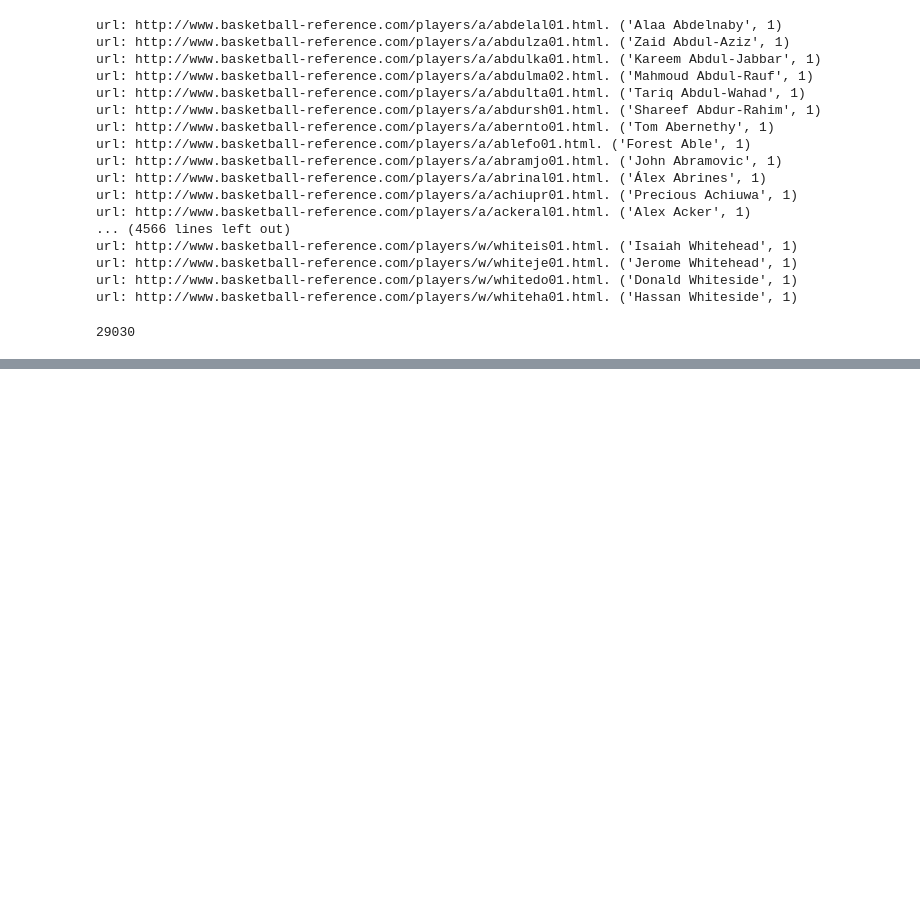
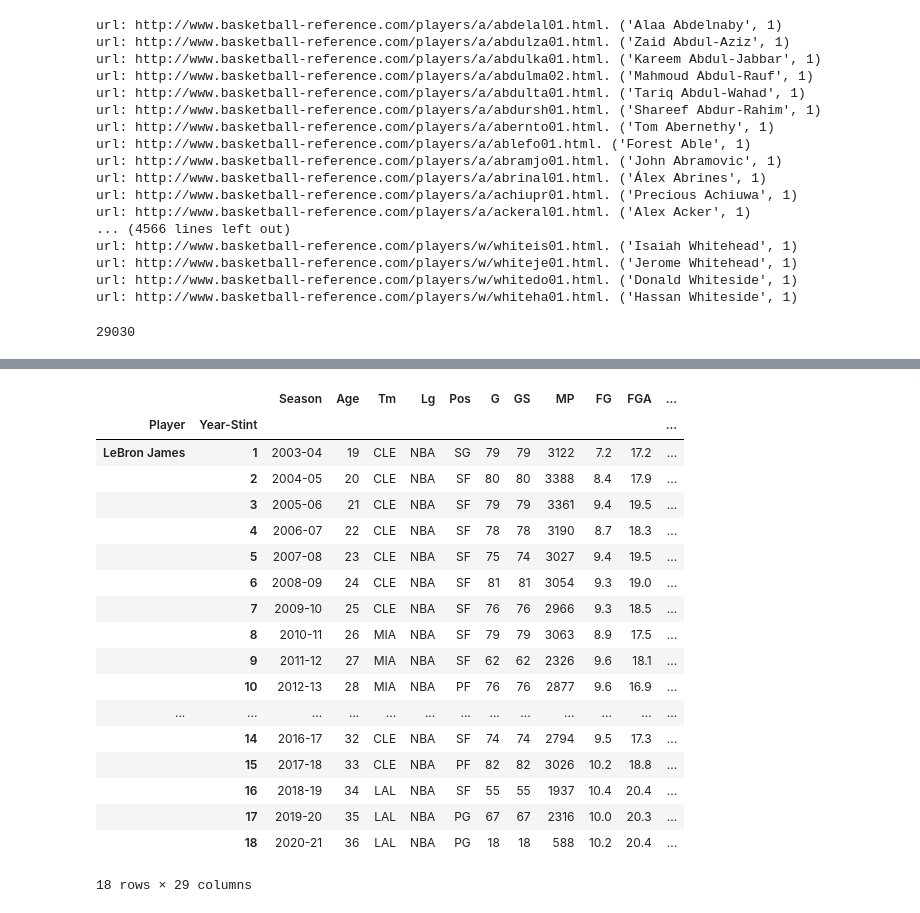
Before and after one commit to samhld/nba_stats, a Jupyter notebook: scratchpads/persist_data.ipynb, the cells around one changed output, grey strips where cells are left out. Saved outputs shown, nothing was run; the diff lists cells and outputs as text; code cells hidden in the pictures; blank space fills up the shorter version.

```diff
--- a/scratchpads/persist_data.ipynb
+++ b/scratchpads/persist_data.ipynb
@@ -286,0 +310,22 @@ from scraper.getters import get_player_dict
+# %%
+all_player_dfs.xs("LeBron James",drop_level=False)
+# %% [output]
+|  |  | Season | Age | Tm | Lg | Pos | G | GS | MP | FG | FGA | ... |
+| Player | Year-Stint |  |  |  |  |  |  |  |  |  |  | ... |
+| LeBron James | 1 | 2003-04 | 19 | CLE | NBA | SG | 79 | 79 | 3122 | 7.2 | 17.2 | ... |
+|  | 2 | 2004-05 | 20 | CLE | NBA | SF | 80 | 80 | 3388 | 8.4 | 17.9 | ... |
+|  | 3 | 2005-06 | 21 | CLE | NBA | SF | 79 | 79 | 3361 | 9.4 | 19.5 | ... |
+|  | 4 | 2006-07 | 22 | CLE | NBA | SF | 78 | 78 | 3190 | 8.7 | 18.3 | ... |
+|  | 5 | 2007-08 | 23 | CLE | NBA | SF | 75 | 74 | 3027 | 9.4 | 19.5 | ... |
+|  | 6 | 2008-09 | 24 | CLE | NBA | SF | 81 | 81 | 3054 | 9.3 | 19.0 | ... |
+|  | 7 | 2009-10 | 25 | CLE | NBA | SF | 76 | 76 | 2966 | 9.3 | 18.5 | ... |
+|  | 8 | 2010-11 | 26 | MIA | NBA | SF | 79 | 79 | 3063 | 8.9 | 17.5 | ... |
+|  | 9 | 2011-12 | 27 | MIA | NBA | SF | 62 | 62 | 2326 | 9.6 | 18.1 | ... |
+|  | 10 | 2012-13 | 28 | MIA | NBA | PF | 76 | 76 | 2877 | 9.6 | 16.9 | ... |
+| ... | ... | ... | ... | ... | ... | ... | ... | ... | ... | ... | ... | ... |
+|  | 14 | 2016-17 | 32 | CLE | NBA | SF | 74 | 74 | 2794 | 9.5 | 17.3 | ... |
+|  | 15 | 2017-18 | 33 | CLE | NBA | PF | 82 | 82 | 3026 | 10.2 | 18.8 | ... |
+|  | 16 | 2018-19 | 34 | LAL | NBA | SF | 55 | 55 | 1937 | 10.4 | 20.4 | ... |
+|  | 17 | 2019-20 | 35 | LAL | NBA | PG | 67 | 67 | 2316 | 10.0 | 20.3 | ... |
+|  | 18 | 2020-21 | 36 | LAL | NBA | PG | 18 | 18 | 588 | 10.2 | 20.4 | ... |
+18 rows × 29 columns
```
Also changed, not shown: parts of 25 cells of this notebook, 1 other file.
